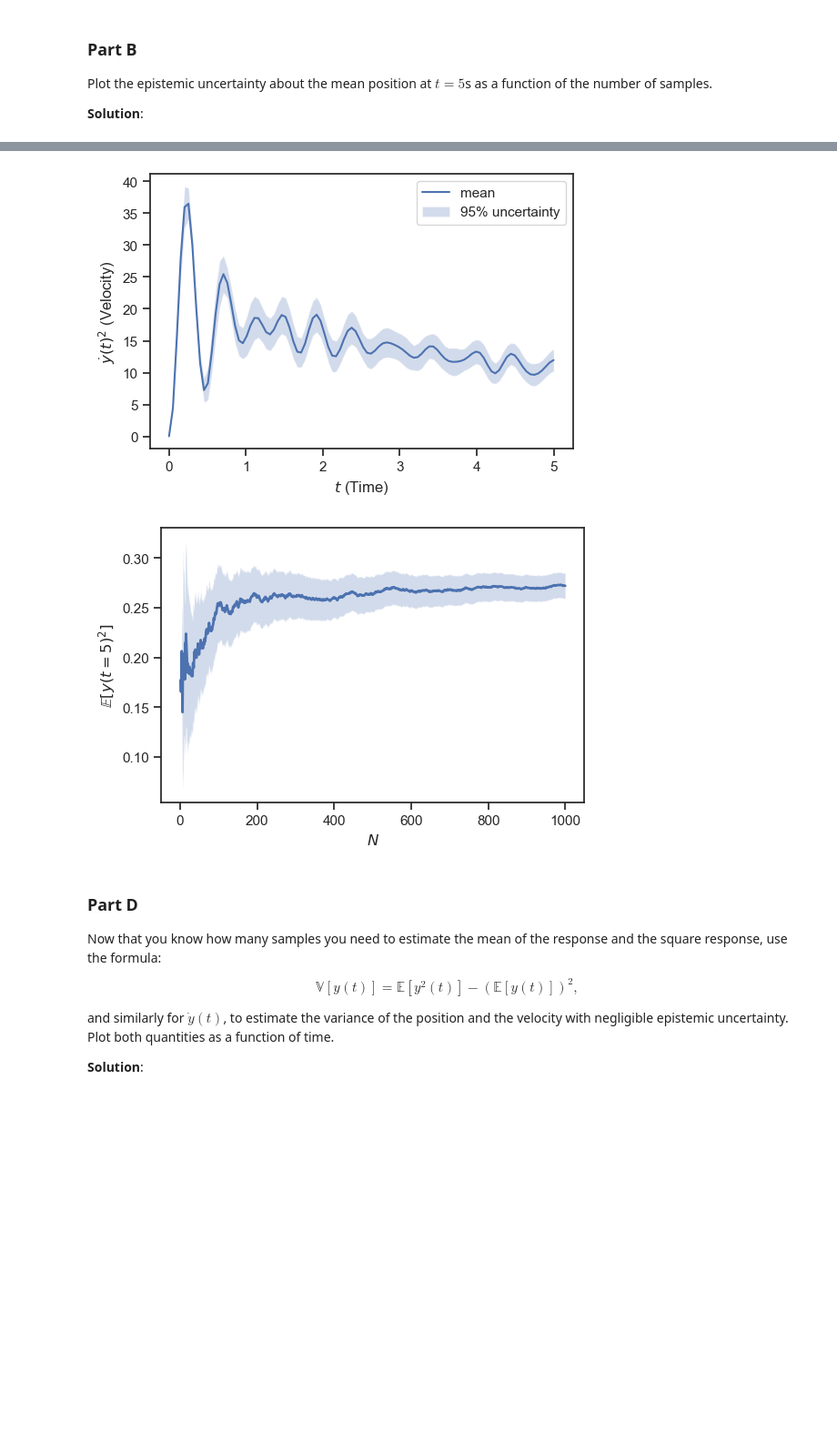
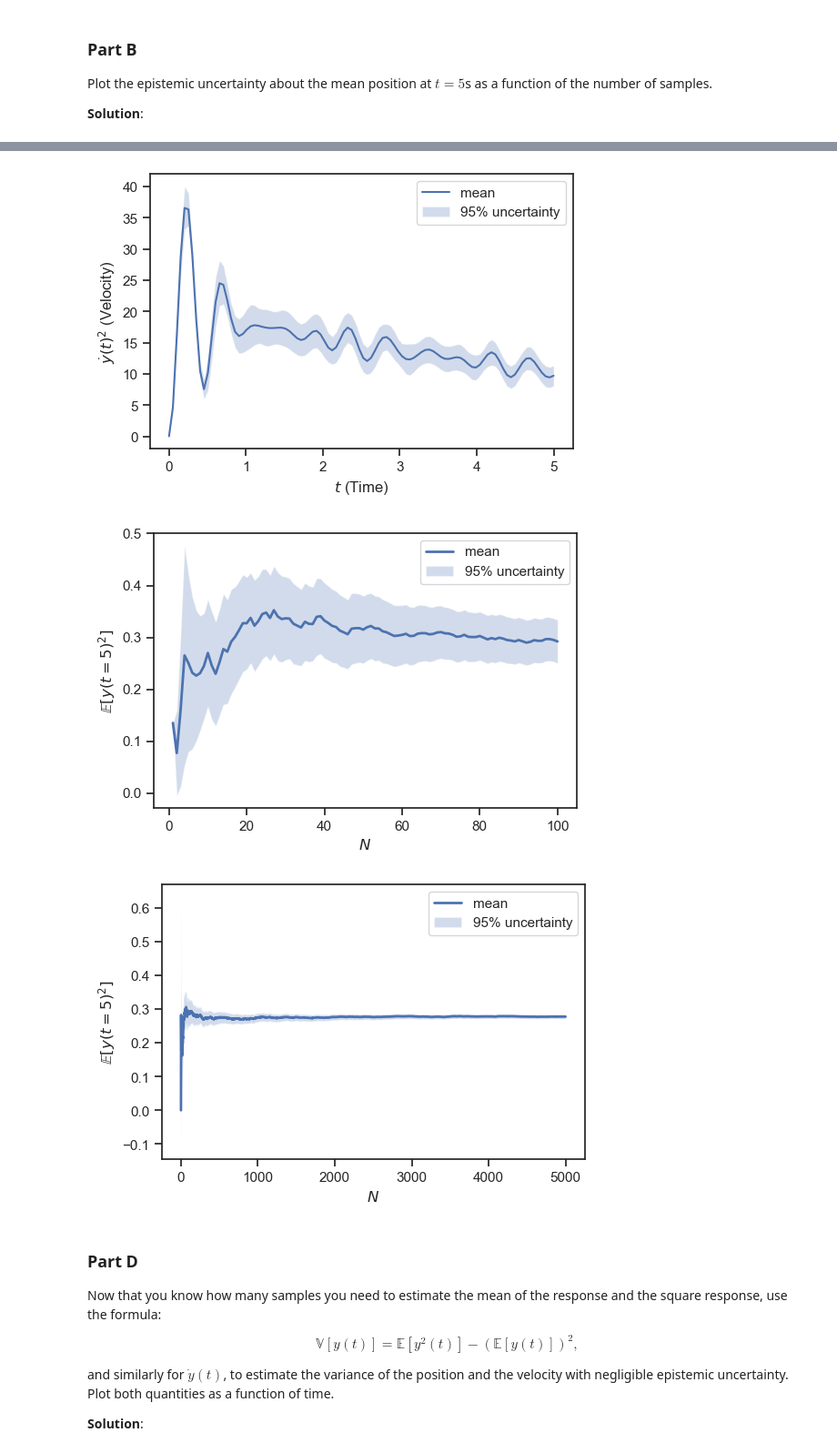
Before and after one commit to flavio-nardi/data-analytics-se, a Jupyter notebook: lecturebook/homework/homework-03.ipynb, the cells around one changed output, grey strips where cells are left out. Shown at 91% size. Cells and saved outputs as stored; diff of their text form; code cells hidden in the pictures; blank space fills up the shorter version.

```diff
--- a/lecturebook/homework/homework-03.ipynb
+++ b/lecturebook/homework/homework-03.ipynb
@@ -306,4 +306,5 @@ How many samples do you need to estimate the mean squared response at $t=5$s wit
 # %%
+
 mean_square_position, _, square_position_lower_bound, square_position_upper_bound = \
     mean_var_95_uncertainty(samples[:, :, 0] ** 2)
 
@@ -330,12 +331,12 @@ ax2.fill_between(np.linspace(0, 5, 100), square_velocity_lower_bound,
     square_velocity_upper_bound, alpha=0.25,label="95% uncertainty")
 ax2.legend();
 
-N = 1000
-samples = take_samples_from_solver(N)
+
 sample_square_5sec = samples[:, -1, 0] ** 2
 x_running, lower_running, upper_running = running_mean_95_bounds(sample_square_5sec)
 
 fig, ax = plt.subplots()
+ax.plot(np.arange(1, N+1), x_running, 'b', lw=2, label="mean")
 ax.fill_between(
     np.arange(1, N + 1),
     lower_running,
@@ -343,7 +344,25 @@ ax.fill_between(
     alpha=0.25,
     label="95% uncertainty"
 )
+ax.set_xlabel('$N$')
+ax.legend()
+ax.set_ylabel(r'$\mathbb{E}[y(t=5)^2]$');
+
+N = 5000
+samples = take_samples_from_solver(N)
+sample_square_5sec = samples[:, -1, 0] ** 2
+x_running, lower_running, upper_running = running_mean_95_bounds(sample_square_5sec)
+
+fig, ax = plt.subplots()
 ax.plot(np.arange(1, N+1), x_running, 'b', lw=2, label="mean")
+ax.fill_between(
+    np.arange(1, N + 1),
+    lower_running,
+    upper_running,
+    alpha=0.25,
+    label="95% uncertainty"
+)
 ax.set_xlabel('$N$')
+ax.legend()
 ax.set_ylabel(r'$\mathbb{E}[y(t=5)^2]$');
 # %% [output]
@@ -351,5 +370,6 @@ ax.set_ylabel(r'$\mathbb{E}[y(t=5)^2]$');
-[figure, old version]
+[figure, new version]
-[figure, old version]
+[figure, new version]
+[figure, added]
 # %% [markdown]
 ### Part D
 
```
Also changed, not shown: parts of 22 cells of this notebook.
